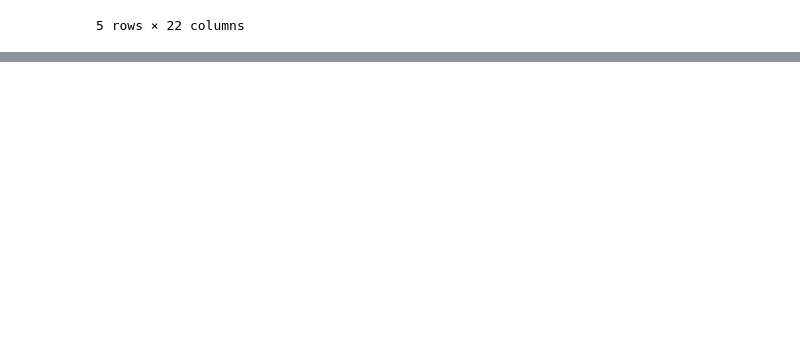
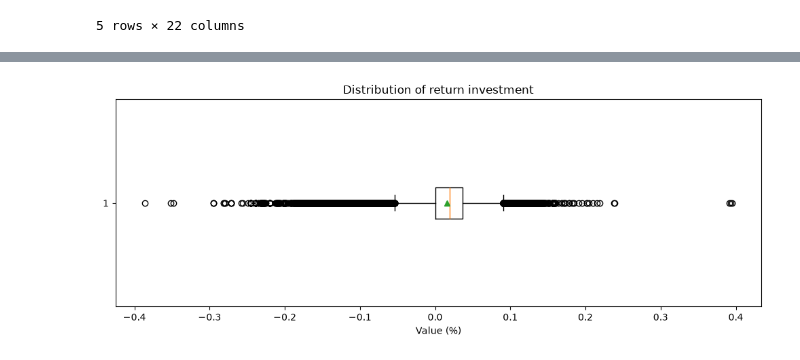
Before and after one commit to terra9/superannuation-performance-early-warning, a Jupyter notebook: notebooks/apra_data_audit.ipynb, the cells around one changed output, grey strips where cells are left out. Cells and saved outputs as stored; diff of their text form; code cells hidden in the pictures; blank space fills up the shorter version.

Commit message:
Update historical performance investment returns and  volatility analysis

```diff
--- a/notebooks/apra_data_audit.ipynb
+++ b/notebooks/apra_data_audit.ipynb
@@ -1393,0 +1446,17 @@ historical_performance.head()
+# %%
+return_investment_hist = historical_performance[historical_performance["return_measurement_comparison_percent"] < 2]["return_measurement_comparison_percent"]
+# Create boxplot
+plt.figure(figsize=(10, 4))
+plt.boxplot(
+    return_investment_hist,
+    orientation="horizontal",
+    showmeans=True
+)
+
+plt.title(f"Distribution of return investment")
+plt.xlabel("Value (%)")
+# plt.yticks([1], [metric])
+plt.tight_layout()
+plt.show()
+# %% [output]
+[figure, added]
```
Also changed, not shown: parts of 36 cells of this notebook.
